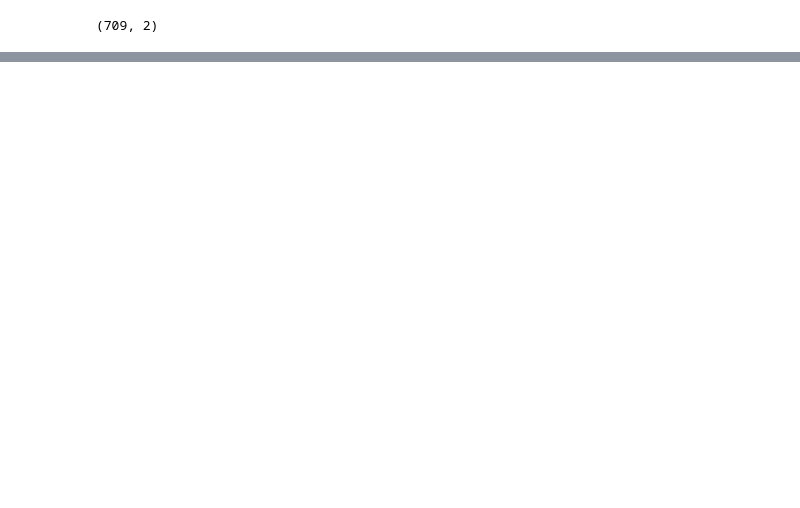
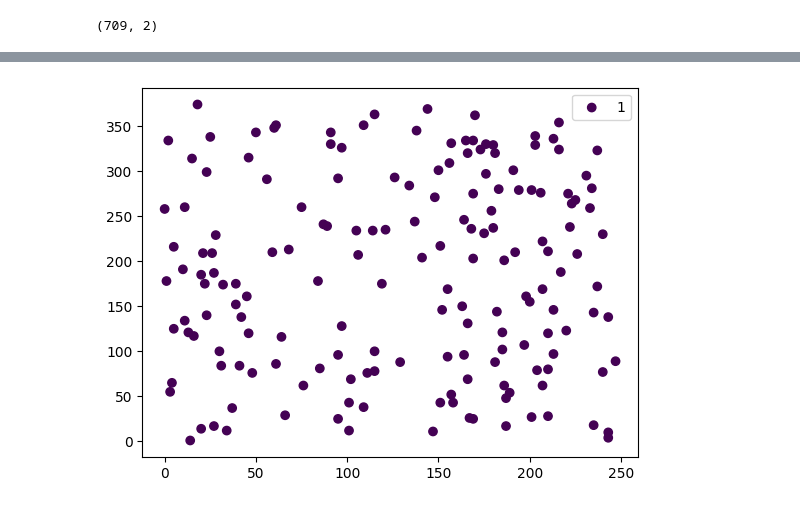
Before and after one commit to Emiliano-Torres/TP_INVOP_Programacion_Lineal, a Jupyter notebook: TP_INVOP.ipynb, the cells around one changed output, grey strips where cells are left out. Cells and saved outputs as stored; diff of their text form; code cells hidden in the pictures; blank space fills up the shorter version.

```diff
--- a/TP_INVOP.ipynb
+++ b/TP_INVOP.ipynb
@@ -195,0 +229,11 @@ len(a)
+# %%
+def filtrar_variables_ganadores(modelo,solucion):
+    reparto={}
+    for v in model.getVars():
+        if v.name[0]=="x" and solucion[v] != 0:
+            aux=v.name.split("_") #separo los numeros [x,i,j]
+            reparto[int(aux[1]),int(aux[-1])]=solucion[v]
+    return reparto
+
+reparto=filtrar_variables_ganadores(model,sol)
+reparto
@@ -195,0 +252,24 @@ len(a)
+# %%
+def plot_UC(escuelas,J,numero_unidad,reparto):
+
+    #obtenemos las empresas relevantes
+    keys=[]
+    for i, j in reparto.keys():
+        if j==numero_unidad:
+            keys.append((i,j))
+
+    #obtenemos las escuelas relevantes
+    unidad_competencia=J[numero_unidad]
+    escuelas_uc=escuelas[unidad_competencia]
+    sorted_escuelas_uc=np.array(sorted(escuelas_uc,key= lambda x:(-x[1],x[0]))) #dejamos primero los puntos mas arriba a la izquierda
+    c=[]
+    indice=0
+    for i,j in keys:
+        cantidad_escuelas=int(reparto[i,j])
+        c=[i+1]*cantidad_escuelas
+        plt.scatter(sorted_escuelas_uc[indice:indice+cantidad_escuelas,0],sorted_escuelas_uc[indice:indice+cantidad_escuelas,1],c=c,label=f"{i}")
+        indice+=cantidad_escuelas
+        plt.legend()
+plot_UC(escuelas,J1,0,reparto)
+# %% [output]
+[figure, added]
```
Also changed, not shown: parts of 14 cells of this notebook.
